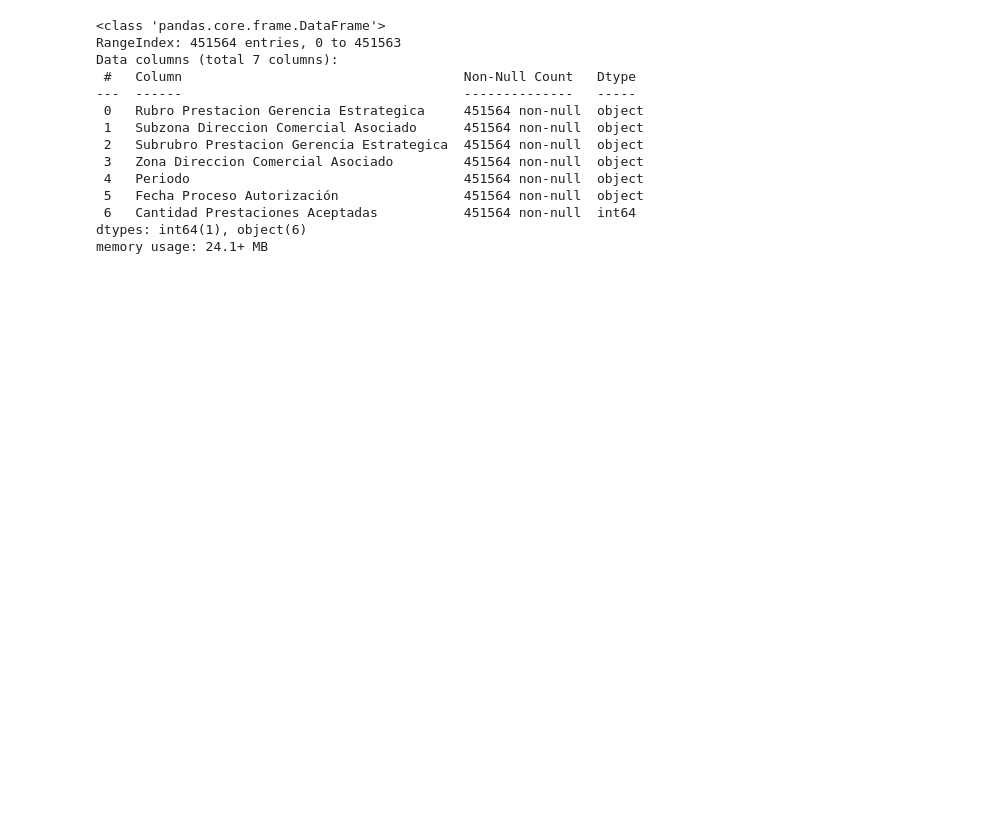
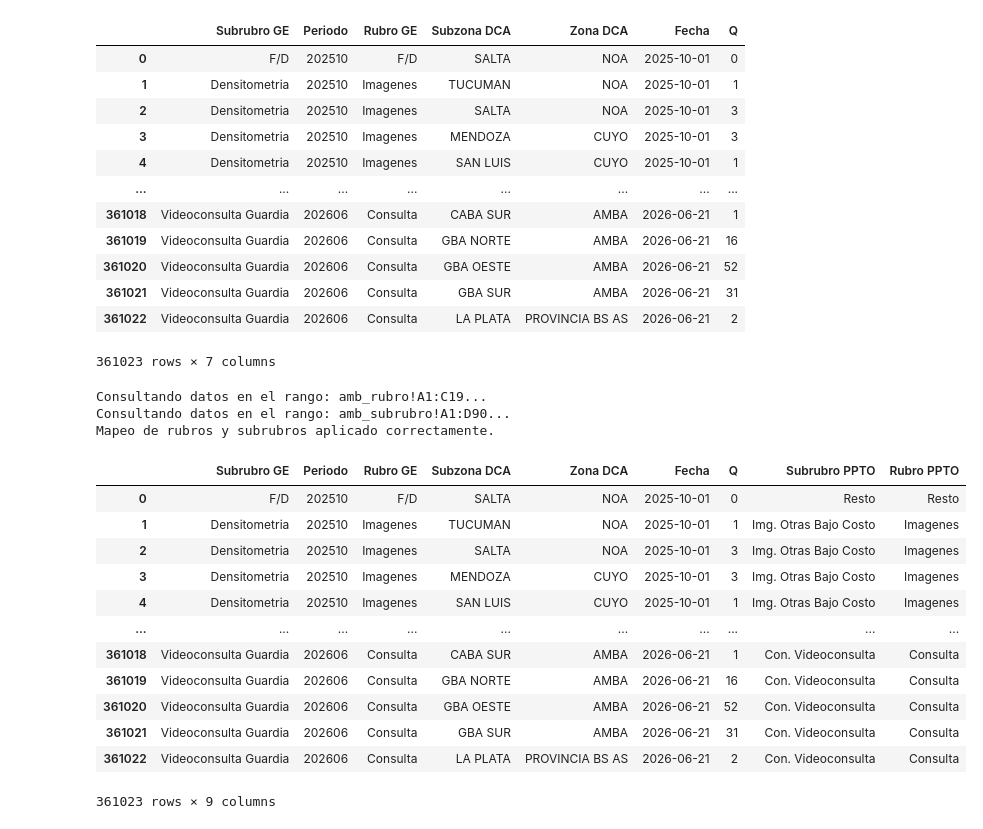
Before and after one commit to maxsosa-ss/SdA_2026_2027, a Jupyter notebook: main.ipynb, the cells around one changed output. Saved outputs shown, nothing was run; the diff lists cells and outputs as text; code cells hidden in the pictures; blank space fills up the shorter version.

```diff
--- a/main.ipynb
+++ b/main.ipynb
@@ -54,0 +1,5 @@ df_ambulatorio
+# %%
+from src.stage.ambulatorio import read as stage_read
+
+df_ambulatorio = stage_read()
+df_ambulatorio
@@ -55,17 +20,44 @@ df_ambulatorio
+# %%
+df_ambulatorio.rename(columns={'Rubro Prestacion Gerencia Estrategica':'Rubro GE',
+                                                'Subrubro Prestacion Gerencia Estrategica':'Subrubro GE',
+                                                'Zona Direccion Comercial Asociado':'Zona DCA',
+                                                'Subzona Direccion Comercial Asociado':'Subzona DCA',
+                                                'Fecha Proceso Autorización':'Fecha',
+                                                'Cantidad Prestaciones Aceptadas':'Q'}, inplace=True)
 # %%
-df_ambulatorio.info()
+df_ambulatorio
 # %% [output]
+|  | Subrubro GE | Periodo | Rubro GE | Subzona DCA | Zona DCA | Fecha | Q |
+| 0 | F/D | 202510 | F/D | SALTA | NOA | 2025-10-01 | 0 |
+| 1 | Densitometria | 202510 | Imagenes | TUCUMAN | NOA | 2025-10-01 | 1 |
+| 2 | Densitometria | 202510 | Imagenes | SALTA | NOA | 2025-10-01 | 3 |
+| 3 | Densitometria | 202510 | Imagenes | MENDOZA | CUYO | 2025-10-01 | 3 |
+| 4 | Densitometria | 202510 | Imagenes | SAN LUIS | CUYO | 2025-10-01 | 1 |
+| ... | ... | ... | ... | ... | ... | ... | ... |
+| 361018 | Videoconsulta Guardia | 202606 | Consulta | CABA SUR | AMBA | 2026-06-21 | 1 |
+| 361019 | Videoconsulta Guardia | 202606 | Consulta | GBA NORTE | AMBA | 2026-06-21 | 16 |
+| 361020 | Videoconsulta Guardia | 202606 | Consulta | GBA OESTE | AMBA | 2026-06-21 | 52 |
+| 361021 | Videoconsulta Guardia | 202606 | Consulta | GBA SUR | AMBA | 2026-06-21 | 31 |
+| 361022 | Videoconsulta Guardia | 202606 | Consulta | LA PLATA | PROVINCIA BS AS | 2026-06-21 | 2 |
-<class 'pandas.core.frame.DataFrame'>
-RangeIndex: 451564 entries, 0 to 451563
-Data columns (total 7 columns):
- #   Column                                    Non-Null Count   Dtype
----  ------                                    --------------   -----
- 0   Rubro Prestacion Gerencia Estrategica     451564 non-null  object
- 1   Subzona Direccion Comercial Asociado      451564 non-null  object
- 2   Subrubro Prestacion Gerencia Estrategica  451564 non-null  object
- 3   Zona Direccion Comercial Asociado         451564 non-null  object
- 4   Periodo                                   451564 non-null  object
- 5   Fecha Proceso Autorización                451564 non-null  object
- 6   Cantidad Prestaciones Aceptadas           451564 non-null  int64
-dtypes: int64(1), object(6)
-memory usage: 24.1+ MB
+361023 rows × 7 columns
+# %%
+from src.utils.mapping import amb_rubros_subrubros
+
+amb_rubros_subrubros(df_ambulatorio)
+# %% [output]
+Consultando datos en el rango: amb_rubro!A1:C19...
+Consultando datos en el rango: amb_subrubro!A1:D90...
+Mapeo de rubros y subrubros aplicado correctamente.
+|  | Subrubro GE | Periodo | Rubro GE | Subzona DCA | Zona DCA | Fecha | Q | Subrubro PPTO | Rubro PPTO |
+| 0 | F/D | 202510 | F/D | SALTA | NOA | 2025-10-01 | 0 | Resto | Resto |
+| 1 | Densitometria | 202510 | Imagenes | TUCUMAN | NOA | 2025-10-01 | 1 | Img. Otras Bajo Costo | Imagenes |
+| 2 | Densitometria | 202510 | Imagenes | SALTA | NOA | 2025-10-01 | 3 | Img. Otras Bajo Costo | Imagenes |
+| 3 | Densitometria | 202510 | Imagenes | MENDOZA | CUYO | 2025-10-01 | 3 | Img. Otras Bajo Costo | Imagenes |
+| 4 | Densitometria | 202510 | Imagenes | SAN LUIS | CUYO | 2025-10-01 | 1 | Img. Otras Bajo Costo | Imagenes |
+| ... | ... | ... | ... | ... | ... | ... | ... | ... | ... |
+| 361018 | Videoconsulta Guardia | 202606 | Consulta | CABA SUR | AMBA | 2026-06-21 | 1 | Con. Videoconsulta | Consulta |
+| 361019 | Videoconsulta Guardia | 202606 | Consulta | GBA NORTE | AMBA | 2026-06-21 | 16 | Con. Videoconsulta | Consulta |
+| 361020 | Videoconsulta Guardia | 202606 | Consulta | GBA OESTE | AMBA | 2026-06-21 | 52 | Con. Videoconsulta | Consulta |
+| 361021 | Videoconsulta Guardia | 202606 | Consulta | GBA SUR | AMBA | 2026-06-21 | 31 | Con. Videoconsulta | Consulta |
+| 361022 | Videoconsulta Guardia | 202606 | Consulta | LA PLATA | PROVINCIA BS AS | 2026-06-21 | 2 | Con. Videoconsulta | Consulta |
+361023 rows × 9 columns
```
Also changed, not shown: parts of 7 cells of this notebook, 16 other files.
